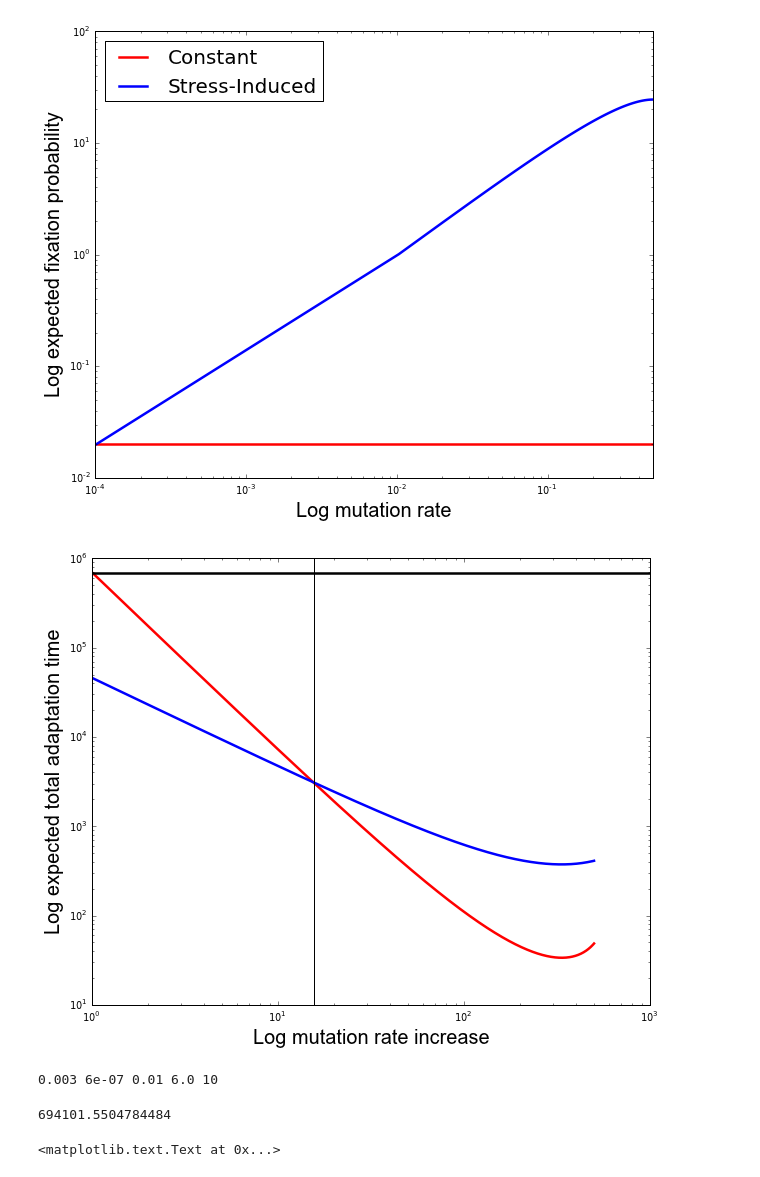
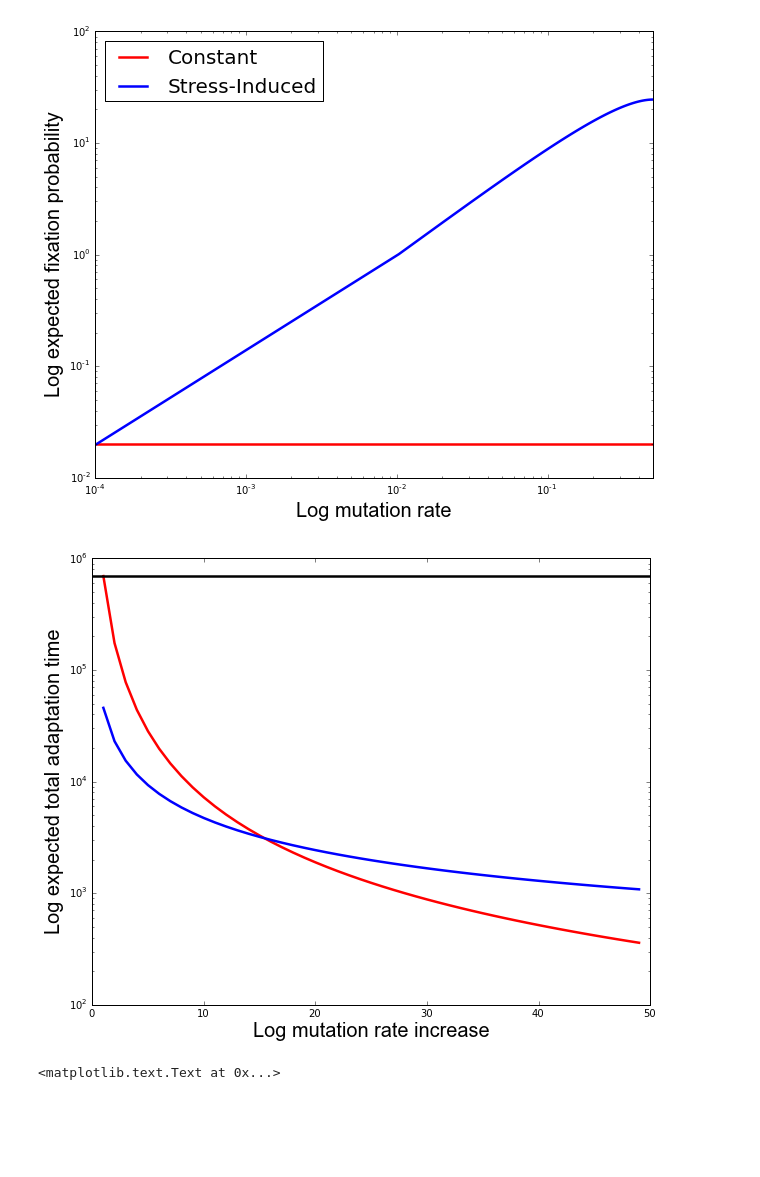
Before and after one commit to yoavram/SIDEER2013, a Jupyter notebook: presentation.ipynb, the cells around one changed output. Cells and saved outputs as stored; diff of their text form; code cells hidden in the pictures; blank space fills up the shorter version.

```diff
--- a/presentation.ipynb
+++ b/presentation.ipynb
@@ -177,4 +177,9 @@ ax.set_xlim(min(taus), max(taus))
 leg = ax.legend(["Constant","Stress-Induced"], prop={'size':20}, loc=4)
 # %% [output]
 [figure]
+# %%
+def fixation_cm(T,U,u,s):
+    return 2*s
+def fixation_sim(T,U,u,s):
+    return 1-(1-(U/s)*(1-U)*(1-s))/(1+s)
 # %%
@@ -196,30 +197,20 @@ leg = ax.legend(["Constant","Stress-Induced"], loc=2, prop={'size':20})
 # %% [output]
 [figure]
 # %%
-U = 0.003
-u = U/5000
-s = 0.01
-N = 10**6
 fig = pyplot.figure(figsize=(10,8))
 ax = fig.add_subplot(1,1,1)
-taus = arange(1,500)
-ax.plot(taus,([1/(fixation_cm(T,U,u,s)*appearance_cm(T,U,u,s)*N) for T in taus]), 'r', linewidth=2.5)
-ax.plot(taus,([1/(fixation_sim(T,U,u,s)*appearance_sim(T,U,u,s)*N) for T in taus]), 'b', linewidth=2.5)
+taus = arange(1,50)
+ax.plot(taus,[1/(fixation_cm(T,U,u,s)*appearance_cm(T,U,u,s)*N) for T in taus], 'r', linewidth=2.5)
+ax.plot(taus,[1/(fixation_sim(T,U,u,s)*appearance_sim(T,U,u,s)*N) for T in taus], 'b', linewidth=2.5)
 ax.axhline(y=1/(fixation_cm(1,U,u,s)*appearance_cm(1,U,u,s)*N), color='k', linewidth=2.5)
-ax.axvline(x=15.5, color='k')
+#ax.axvline(x=15.5, color='k')
 
 ax.set_xlabel("Log mutation rate increase", fontname="arial", fontsize=20)
 ax.set_ylabel("Log expected total adaptation time", fontname="arial", fontsize=20)
 ax.set_yscale("log")
-ax.set_xscale("log")
+#ax.set_xscale("log")
 #leg = ax.legend(["Constant","Stress-Induced"], prop={'size':20})
 # %% [output]
-[figure, old version]
+[figure, new version]
-# %%
-print U,u,s,log10(N),10
-1/(fixation_cm(1,U,u,s)*appearance_cm(1,U,u,s)*N)
-# %% [output]
-0.003 6e-07 0.01 6.0 10
-694101.5504784484
 # %%
 f0 = array([0.5,0,0])
```
Also changed, not shown: parts of 9 cells of this notebook.
